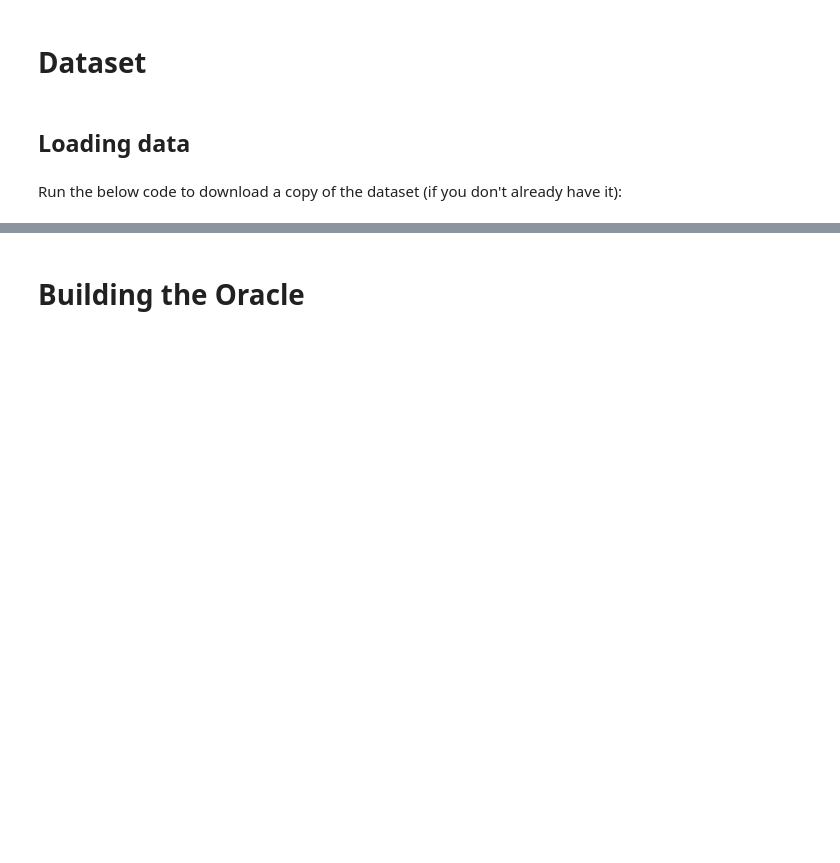
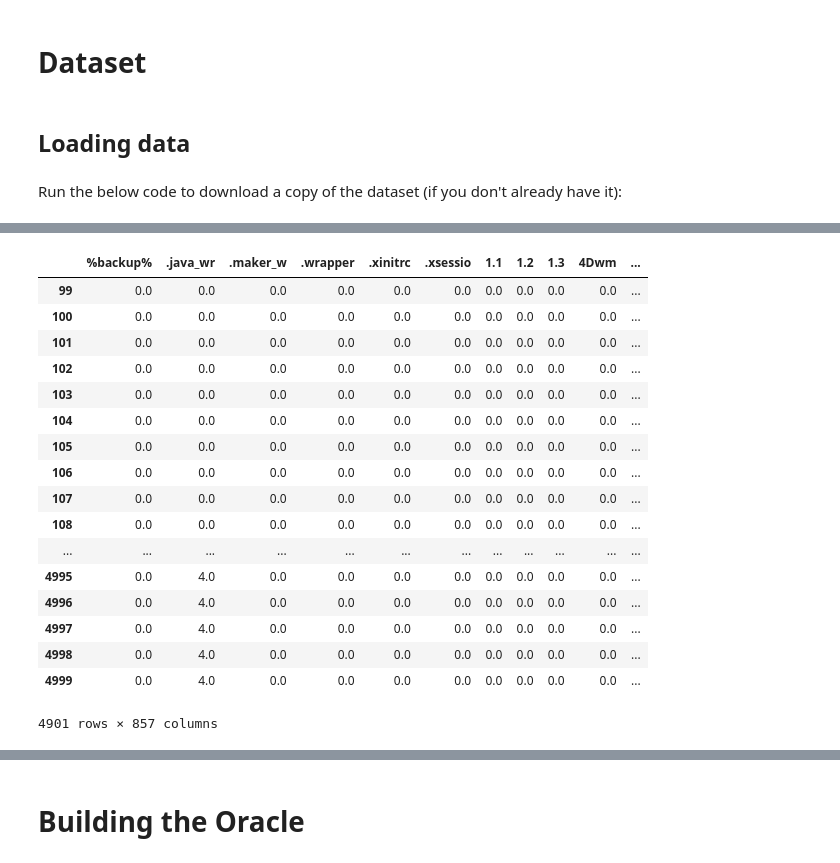
Before and after one commit to sydneyvert/Fooling-our-Neural-Network, a Jupyter notebook: documentation/oracle-model-and-real-data.ipynb, the cells around one changed output, grey strips where cells are left out. Saved outputs shown, nothing was run; the diff lists cells and outputs as text; code cells hidden in the pictures; blank space fills up the shorter version.

Commit message:
massage data to fit model, run on model, get results

```diff
--- a/documentation/oracle-model-and-real-data.ipynb
+++ b/documentation/oracle-model-and-real-data.ipynb
@@ -75,2 +58,8 @@ df
+# %%
+commands = numpy.unique(df)
+command_dtype = pandas.api.types.CategoricalDtype(commands)
+
+for column in df:
+    df[column] = df[column].astype(command_dtype)
 # %%
-train, test = df.head(501), df.tail(len(df) - 501)
+train, test = df.head(5000), df.tail(len(df) - 5000)
@@ -955,0 +74,50 @@ raw_training_labels =  numpy.random.randint(
+# %%
+def rolling_window_command_counts(commands, window_size):
+
+    # Save a copy the name of the series to add again to our output. This will preserve the mapping of
+    # user identifier to (it's column header in the dataframe it came from), which in
+    # this case is the user identifier.
+    user = commands.name
+
+    # Convert the single column "which command was run?" to a column for each
+    # command, which says "was command <x> run?"
+    commands = pandas.get_dummies(commands)
+
+    # Take a rolling sample of the last 100 commands, then sum each "was command <x> run?"
+    # columns to give a bunch "command <x> was run <y> times in this window".
+    command_counts = commands.rolling(window=window_size).aggregate(numpy.sum)
+
+    # Remove the first 100 rows because they contain data from blocks of size < 100.
+    command_counts = command_counts[window_size-1:]
+
+    # Preserve the user identifier (see top of function) as a new column:
+
+    # First, a nasty hack: https://github.com/pandas-dev/pandas/issues/19136
+    command_counts = command_counts.rename(columns=str)
+
+    # Then, add in the user (with an adhoc parser to turn the label into a number)
+    command_counts['user'] = int(user.replace('User', ''))
+
+    return command_counts
+
+# Example
+rolling_window_command_counts(train['User1'], 100)
+# %% [output]
+|  | %backup% | .java_wr | .maker_w | .wrapper | .xinitrc | .xsessio | 1.1 | 1.2 | 1.3 | 4Dwm | ... |
+| 99 | 0.0 | 0.0 | 0.0 | 0.0 | 0.0 | 0.0 | 0.0 | 0.0 | 0.0 | 0.0 | ... |
+| 100 | 0.0 | 0.0 | 0.0 | 0.0 | 0.0 | 0.0 | 0.0 | 0.0 | 0.0 | 0.0 | ... |
+| 101 | 0.0 | 0.0 | 0.0 | 0.0 | 0.0 | 0.0 | 0.0 | 0.0 | 0.0 | 0.0 | ... |
+| 102 | 0.0 | 0.0 | 0.0 | 0.0 | 0.0 | 0.0 | 0.0 | 0.0 | 0.0 | 0.0 | ... |
+| 103 | 0.0 | 0.0 | 0.0 | 0.0 | 0.0 | 0.0 | 0.0 | 0.0 | 0.0 | 0.0 | ... |
+| 104 | 0.0 | 0.0 | 0.0 | 0.0 | 0.0 | 0.0 | 0.0 | 0.0 | 0.0 | 0.0 | ... |
+| 105 | 0.0 | 0.0 | 0.0 | 0.0 | 0.0 | 0.0 | 0.0 | 0.0 | 0.0 | 0.0 | ... |
+| 106 | 0.0 | 0.0 | 0.0 | 0.0 | 0.0 | 0.0 | 0.0 | 0.0 | 0.0 | 0.0 | ... |
+| 107 | 0.0 | 0.0 | 0.0 | 0.0 | 0.0 | 0.0 | 0.0 | 0.0 | 0.0 | 0.0 | ... |
+| 108 | 0.0 | 0.0 | 0.0 | 0.0 | 0.0 | 0.0 | 0.0 | 0.0 | 0.0 | 0.0 | ... |
+| ... | ... | ... | ... | ... | ... | ... | ... | ... | ... | ... | ... |
+| 4995 | 0.0 | 4.0 | 0.0 | 0.0 | 0.0 | 0.0 | 0.0 | 0.0 | 0.0 | 0.0 | ... |
+| 4996 | 0.0 | 4.0 | 0.0 | 0.0 | 0.0 | 0.0 | 0.0 | 0.0 | 0.0 | 0.0 | ... |
+| 4997 | 0.0 | 4.0 | 0.0 | 0.0 | 0.0 | 0.0 | 0.0 | 0.0 | 0.0 | 0.0 | ... |
+| 4998 | 0.0 | 4.0 | 0.0 | 0.0 | 0.0 | 0.0 | 0.0 | 0.0 | 0.0 | 0.0 | ... |
+| 4999 | 0.0 | 4.0 | 0.0 | 0.0 | 0.0 | 0.0 | 0.0 | 0.0 | 0.0 | 0.0 | ... |
+4901 rows × 857 columns
```
Also changed, not shown: parts of 22 cells of this notebook.
